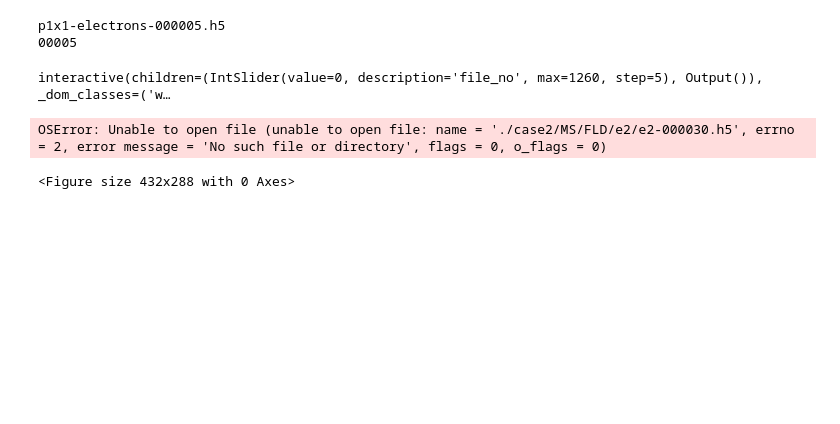
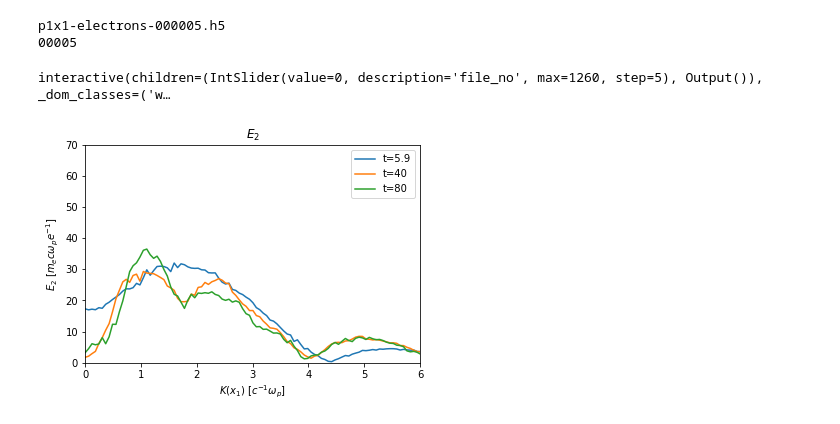
Before and after one commit to UCLA-Plasma-Simulation-Group/JupyterPIC, a Jupyter notebook: dev/Tajima-Dawson-1979/tajima-dawson.ipynb, the cells around one changed output. Drawn from its saved outputs; the diff is of its cells as text; code cells hidden in the pictures; blank space fills up the shorter version.

```diff
--- a/dev/Tajima-Dawson-1979/tajima-dawson.ipynb
+++ b/dev/Tajima-Dawson-1979/tajima-dawson.ipynb
@@ -208,13 +238,13 @@ p1x1-electrons-000005.h5
 00005
 interactive(children=(IntSlider(value=0, description='file_no', max=1260, step=5), Output()), _dom_classes=('w…
 # %%
-dirname = './case2'
+dirname = './case0'
 plt.figure()
 osplot(np.abs(fft(read_h5(dirname+'/MS/FLD/e2/e2-000030.h5'))), xlim=[0, 6], ylim=[0, 70])
 osplot(np.abs(fft(read_h5(dirname+'/MS/FLD/e2/e2-000205.h5'))), xlim=[0, 6], ylim=[0, 70])
 osplot(np.abs(fft(read_h5(dirname+'/MS/FLD/e2/e2-000410.h5'))), xlim=[0, 6], ylim=[0, 70])
 plt.title('$E_2$')
 plt.legend(['t=5.9', 't=40', 't=80'])
+plt.show()
 # %% [output]
-OSError: Unable to open file (unable to open file: name = './case2/MS/FLD/e2/e2-000030.h5', errno = 2, error message = 'No such file or directory', flags = 0, o_flags = 0)
-<Figure size 432x288 with 0 Axes>
+[figure, added]
```
Also changed, not shown: parts of 7 cells of this notebook.
